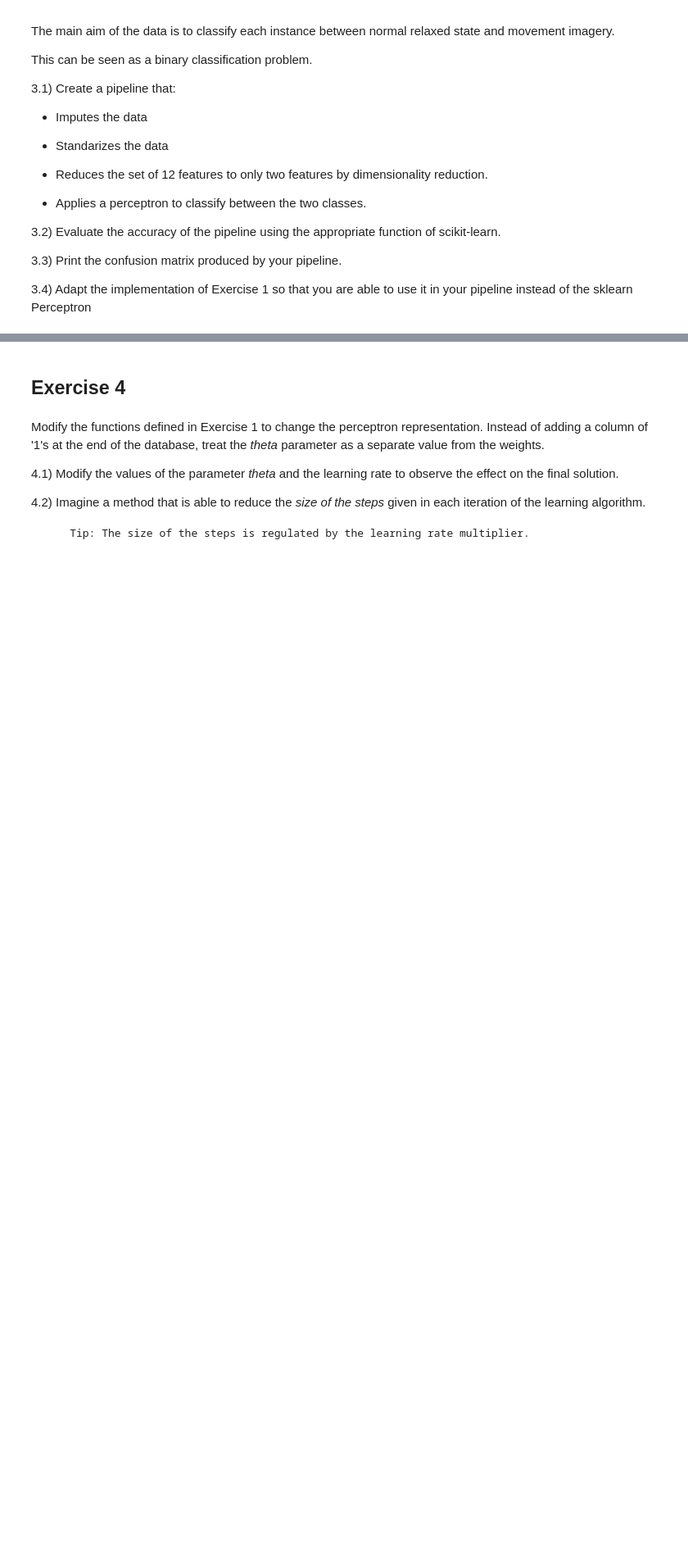
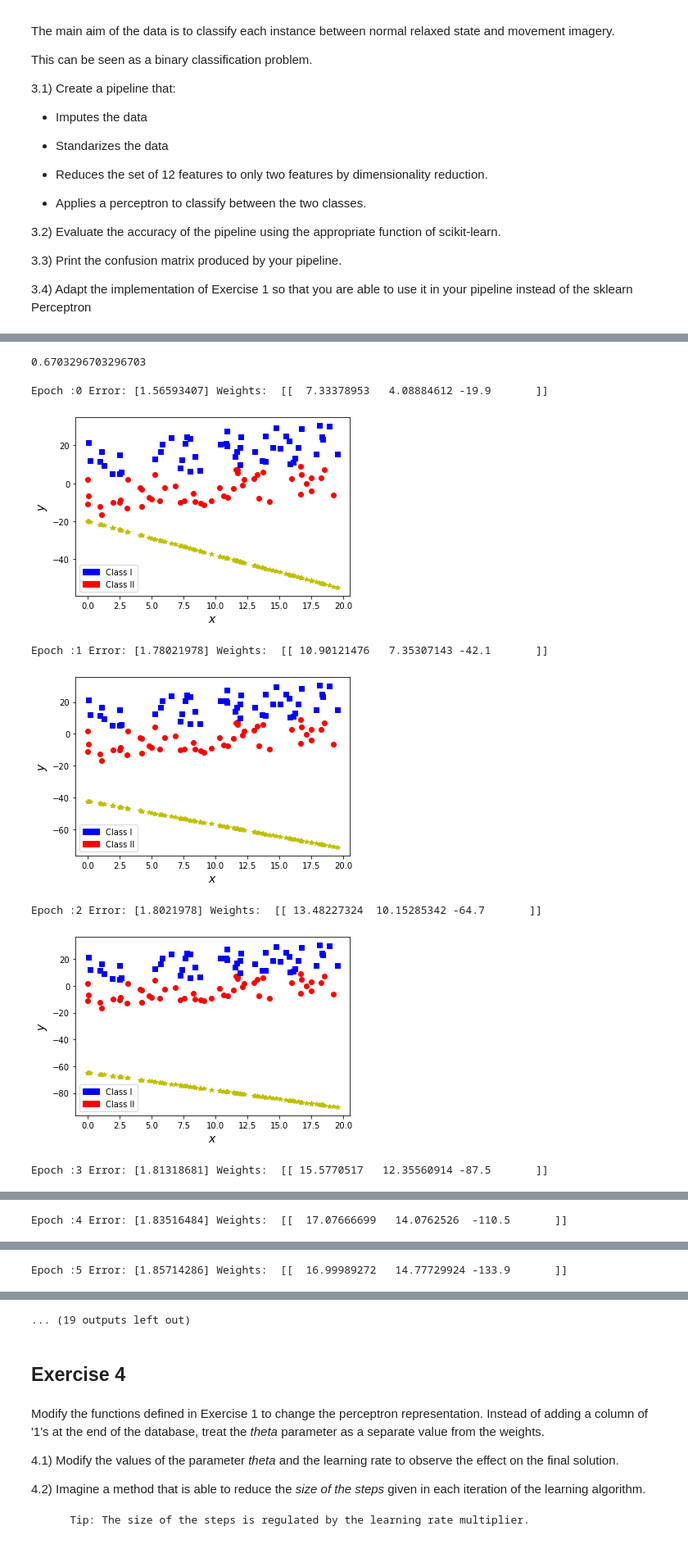
Before and after one commit to Ang3lino/mlnn, a Jupyter notebook: labs/4/Lab4_Perceptron-Students.ipynb, the cells around one changed output, grey strips where cells are left out. Shown: that part at 82% size. Saved outputs shown, nothing was run; the diff lists cells and outputs as text; code cells hidden in the pictures; blank space fills up the shorter version.

```diff
--- a/labs/4/Lab4_Perceptron-Students.ipynb
+++ b/labs/4/Lab4_Perceptron-Students.ipynb
@@ -236,0 +280,22 @@ dataset.shape
+# %%
+from sklearn.pipeline import Pipeline
+
+
+def pipeline_test(name_clf, clf, X, y):
+    pipe = Pipeline(steps=[
+        ('simple imputer', impute.SimpleImputer(missing_values=np.nan, strategy='mean')),
+        ('std scale', preprocessing.StandardScaler()),
+        ('dim reduction', decomposition.PCA(n_components=2)),
+        (name_clf, clf),
+    ])
+
+    pipe.fit(X, y)
+    y_pred = pipe.predict(X)
+
+    print(metrics.accuracy_score(y, y_pred))
+    metrics.confusion_matrix(y, y_pred)
+
+
+pipeline_test('perceptron', linear_model.Perceptron(max_iter=1000, tol=1e-3, eta0=0.1), X, y)
+# %% [output]
+0.6703296703296703
@@ -236,0 +365,16 @@ dataset.shape
+# %%
+perceptron = MyPerceptron(max_iter=15, eta0=0.1, verbose=False)
+perceptron.fit(X, np.vstack(y))
+print('')
+# %%
+perceptron = MyPerceptron(max_iter=15, eta0=0.1, verbose=True)
+
+pipeline_test('My first perceptron', perceptron, X, np.vstack(y))
+# %% [output]
+Epoch :0 Error: [1.56593407] Weights:  [[  7.33378953   4.08884612 -19.9       ]]
+[figure, added]
+Epoch :1 Error: [1.78021978] Weights:  [[ 10.90121476   7.35307143 -42.1       ]]
+[figure, added]
+Epoch :2 Error: [1.8021978] Weights:  [[ 13.48227324  10.15285342 -64.7       ]]
+[figure, added]
+Epoch :3 Error: [1.81318681] Weights:  [[ 15.5770517   12.35560914 -87.5       ]]
@@ -236,0 +382 @@ dataset.shape
+Epoch :4 Error: [1.83516484] Weights:  [[  17.07666699   14.0762526  -110.5       ]]
@@ -236,0 +384 @@ dataset.shape
+Epoch :5 Error: [1.85714286] Weights:  [[  16.99989272   14.77729924 -133.9       ]]
@@ -237,3 +386,4 @@ dataset.shape
+... (19 outputs left out)
 # %% [markdown]
 ## Exercise 4
 # %% [markdown]
```
Also changed, not shown: parts of 11 cells of this notebook.
